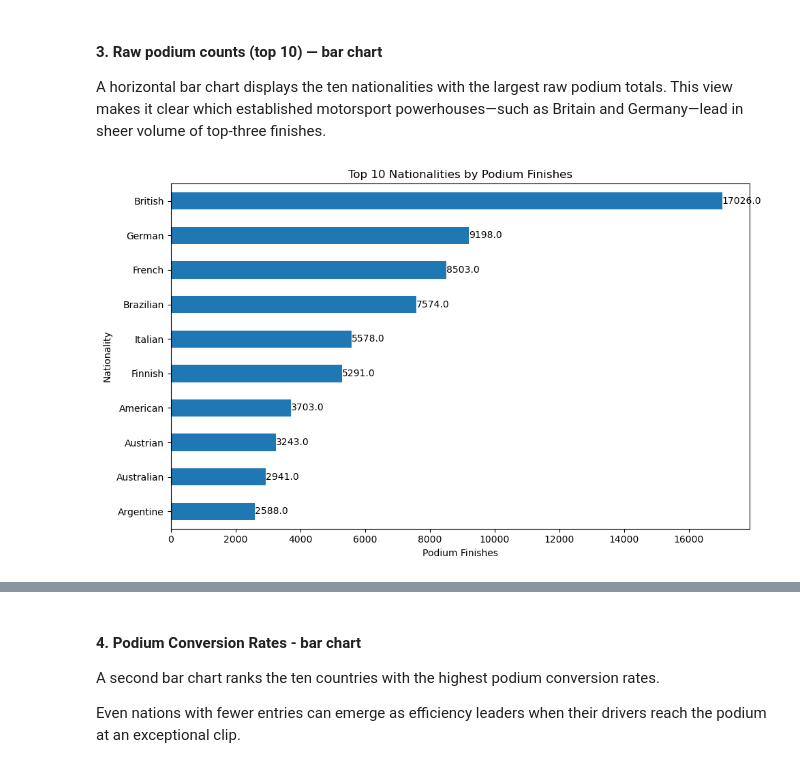
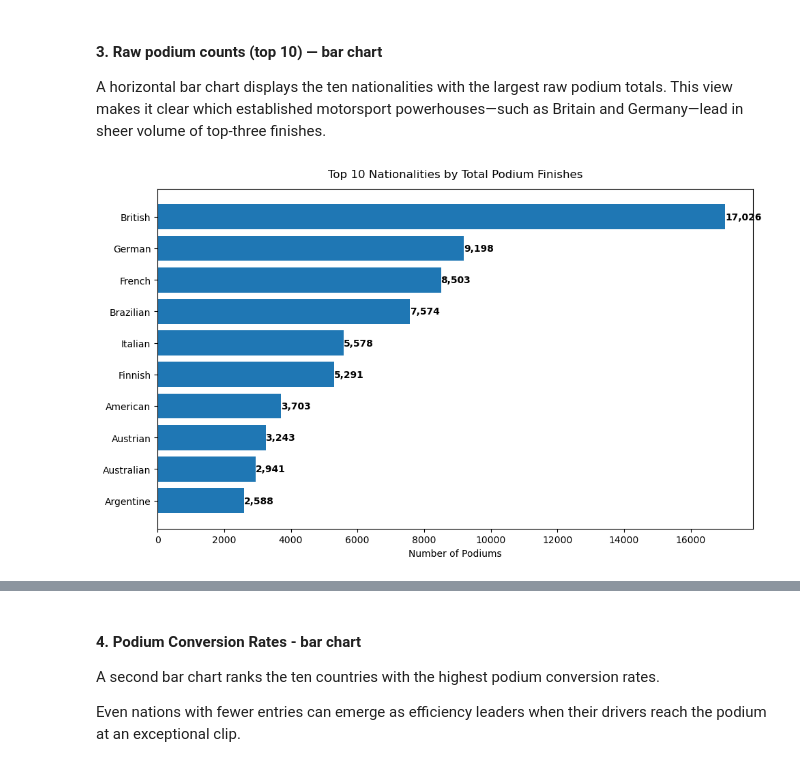
Before and after one commit to amanda-midd/QTM151_FinalProject, a Jupyter notebook: final_projects_ajm.ipynb, the cells around one changed output, grey strips where cells are left out. Drawn from its saved outputs; the diff is of its cells as text; code cells hidden in the pictures.

```diff
--- a/final_projects_ajm.ipynb
+++ b/final_projects_ajm.ipynb
@@ -888,16 +888,13 @@ A horizontal bar chart displays the ten nationalities with the largest raw podiu
 # %%
 top_counts = metrics['podiums'].sort_values(ascending=False).head(10)
 
-plt.figure(figsize=(10, 6))
-top_counts.plot(kind='barh')  # Horizontal bar plot
-for i, value in enumerate(top_counts):
-    plt.text(value + 1, i, str(value), va='center')
-plt.xlabel('Podium Finishes')
-plt.ylabel('Nationality')
-plt.title('Top 10 Nationalities by Podium Finishes')
-plt.gca().invert_yaxis()  # Invert y-axis to have the highest at the top
-
+plt.figure(figsize=(10,6))
+plt.barh(top_counts.index[::-1], top_counts.values[::-1])
+plt.title("Top 10 Nationalities by Total Podium Finishes", pad=12)
+plt.xlabel("Number of Podiums")
+for i, v in enumerate(top_counts.values[::-1]):
+    plt.text(v + 1, i, f"{int(v):,}", va="center", fontweight="bold")
 plt.tight_layout()
 plt.show()
 # %% [output]
-[figure, old version]
+[figure, new version]
```
Also changed, not shown: parts of 27 cells of this notebook.
